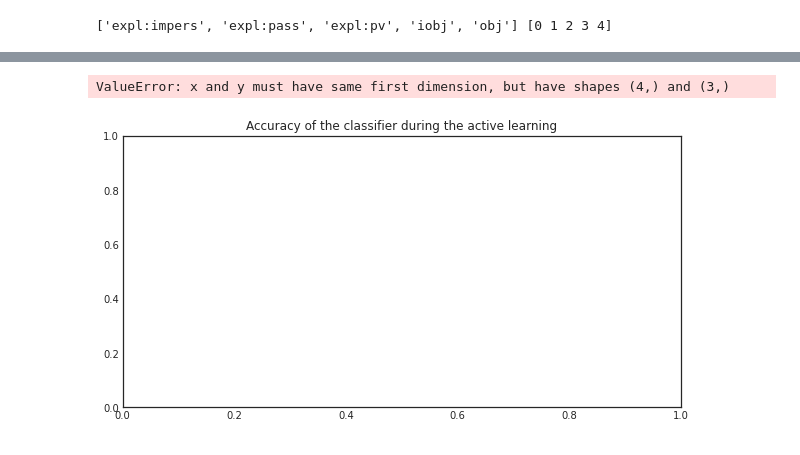
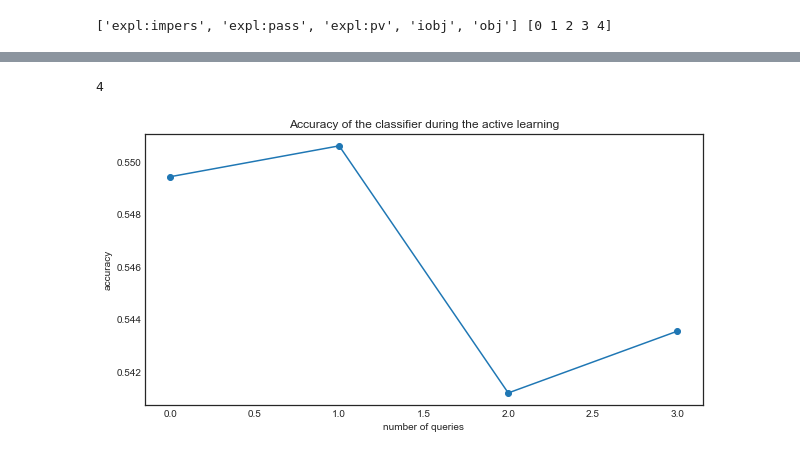
Before and after one commit to maxhof905/se_constructions, a Jupyter notebook: se_classification_tasks/es_sklearn_active_learning.ipynb, the cells around one changed output, grey strips where cells are left out. Drawn from its saved outputs; the diff is of its cells as text; code cells hidden in the pictures.

```diff
--- a/se_classification_tasks/es_sklearn_active_learning.ipynb
+++ b/se_classification_tasks/es_sklearn_active_learning.ipynb
@@ -178,7 +183,7 @@ check whether accuracy improves when we use over-sampled data
 # %%
 targets = label_encoder.classes_
 
-clf = LogisticRegression(max_iter=1000, class_weight='balanced')
+clf = LogisticRegression(max_iter=1000)
 
 # 1) oversampled training data
 clf.fit(X_balanced_train, y_balanced_train)
@@ -210,5 +215,6 @@ Initialize the ActiveLearner with the fitted classifier
 """
 learner = ActiveLearner(estimator=LogisticRegression(max_iter=10000),
                         query_strategy=uncertainty_sampling,
-                        X_training=X_balanced_train, y_training=y_balanced_train
+                        X_training=X_balanced_train,
+                        y_training=y_balanced_train
                         )
@@ -219,3 +224,9 @@ accuracies = [learner.score(X_test, y_test)]
+# %%
+n_instances = 3
+# n_instances = 20
+accuracies = [learner.score(X_test, y_test)] # append first accuracy without learning
+pool_sent_list= list() # store annotated sentences and the labels
+pool_label_list= list()
 # %% [markdown]
 ### Loop
 - stops after 20 iterations
@@ -232 +237,3 @@ X_pool = X_pool.toarray()
+# %%
+number_of_loops = 3
 # %%
@@ -267,18 +287,19 @@ while len(accuracies) < 20:
+# %%
+len(accuracies)
+# %% [output]
+4
 # %%
-import matplotlib.pyplot as plt
-n_instances = 3
-accuracies = [0.5, 0.6, 0.7]
+# plot learning curve
 with plt.style.context('seaborn-white'):
     plt.figure(figsize=(10, 5))
     plt.title('Accuracy of the classifier during the active learning')
-    plt.plot(range(n_instances+1), accuracies)
-    plt.scatter(range(n_instances+1), accuracies)
+    plt.plot(range(number_of_loops+1), accuracies)
+    plt.scatter(range(number_of_loops+1), accuracies)
     plt.xlabel('number of queries')
     plt.ylabel('accuracy')
     plt.show()
 # %% [output]
-ValueError: x and y must have same first dimension, but have shapes (4,) and (3,)
-[figure, old version]
+[figure, new version]
 # %%
 print(max(accuracies))
 # %% [output]
```
Also changed, not shown: parts of 34 cells of this notebook, 12 other files.
